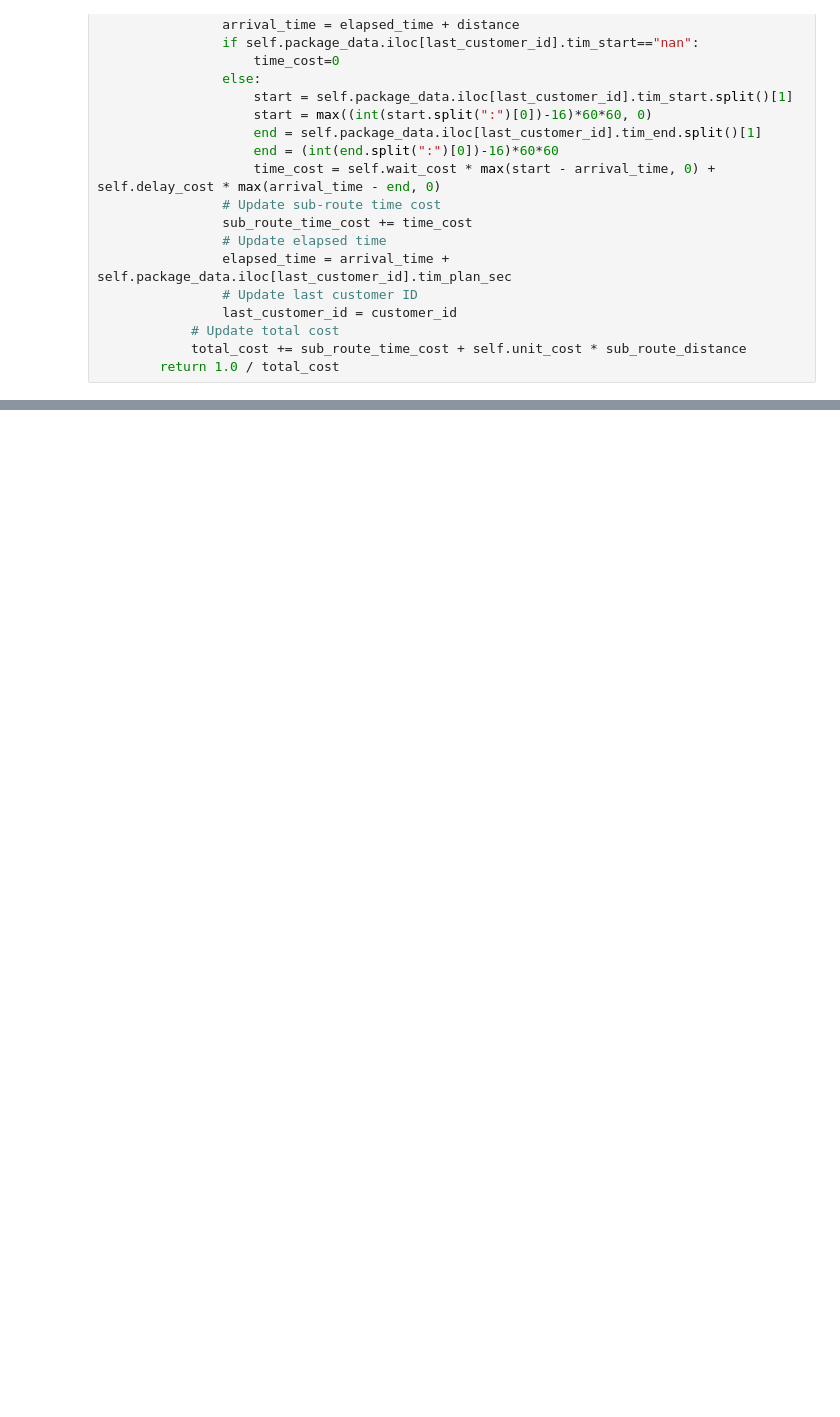
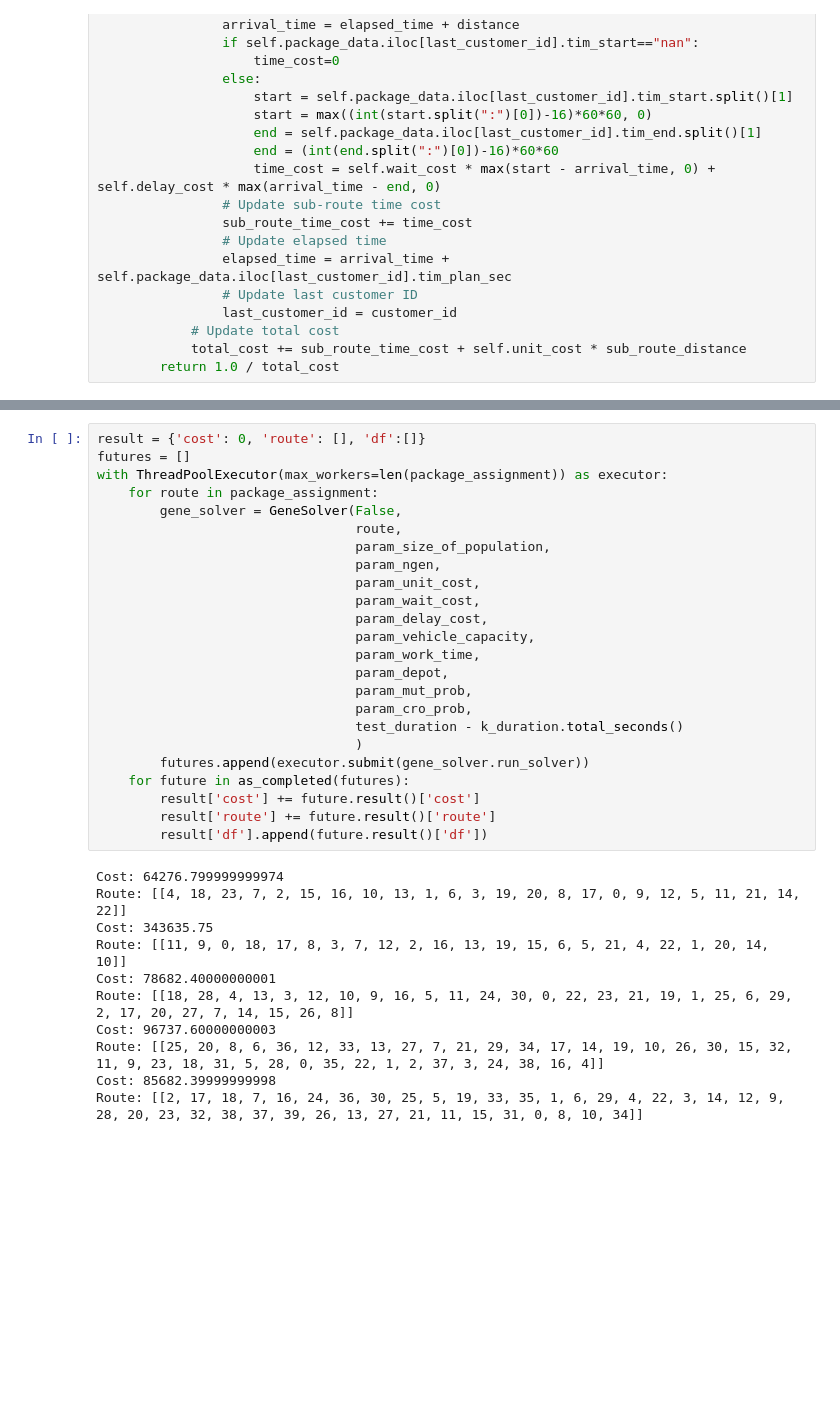
Before and after one commit to wxlomo/Last-mile-Delivery-Scheduling-and-Rescheduling, a Jupyter notebook: project.ipynb, the cells around one changed output, grey strips where cells are left out. Drawn from its saved outputs; the diff is of its cells as text; blank space fills up the shorter version.

```diff
--- a/project.ipynb
+++ b/project.ipynb
@@ -734,0 +704,36 @@ print('Total cost: ' + str(total_cost_4))
+# %%
+result = {'cost': 0, 'route': [], 'df':[]}
+futures = []
+with ThreadPoolExecutor(max_workers=len(package_assignment)) as executor:
+    for route in package_assignment:
+        gene_solver = GeneSolver(False,
+                                 route,
+                                 param_size_of_population,
+                                 param_ngen,
+                                 param_unit_cost,
+                                 param_wait_cost,
+                                 param_delay_cost,
+                                 param_vehicle_capacity,
+                                 param_work_time,
+                                 param_depot,
+                                 param_mut_prob,
+                                 param_cro_prob,
+                                 test_duration - k_duration.total_seconds()
+                                 )
+        futures.append(executor.submit(gene_solver.run_solver))
+    for future in as_completed(futures):
+        result['cost'] += future.result()['cost']
+        result['route'] += future.result()['route']
+        result['df'].append(future.result()['df'])
+# %% [output]
+Cost: 64276.799999999974
+Route: [[4, 18, 23, 7, 2, 15, 16, 10, 13, 1, 6, 3, 19, 20, 8, 17, 0, 9, 12, 5, 11, 21, 14, 22]]
+Cost: 343635.75
+Route: [[11, 9, 0, 18, 17, 8, 3, 7, 12, 2, 16, 13, 19, 15, 6, 5, 21, 4, 22, 1, 20, 14, 10]]
+Cost: 78682.40000000001
+Route: [[18, 28, 4, 13, 3, 12, 10, 9, 16, 5, 11, 24, 30, 0, 22, 23, 21, 19, 1, 25, 6, 29, 2, 17, 20, 27, 7, 14, 15, 26, 8]]
+Cost: 96737.60000000003
+Route: [[25, 20, 8, 6, 36, 12, 33, 13, 27, 7, 21, 29, 34, 17, 14, 19, 10, 26, 30, 15, 32, 11, 9, 23, 18, 31, 5, 28, 0, 35, 22, 1, 2, 37, 3, 24, 38, 16, 4]]
+Cost: 85682.39999999998
+Route: [[2, 17, 18, 7, 16, 24, 36, 30, 25, 5, 19, 33, 35, 1, 6, 29, 4, 22, 3, 14, 12, 9, 28, 20, 23, 32, 38, 37, 39, 26, 13, 27, 21, 11, 15, 31, 0, 8, 10, 34]]
+[figure, added]
```
Also changed, not shown: parts of 96 cells of this notebook.
